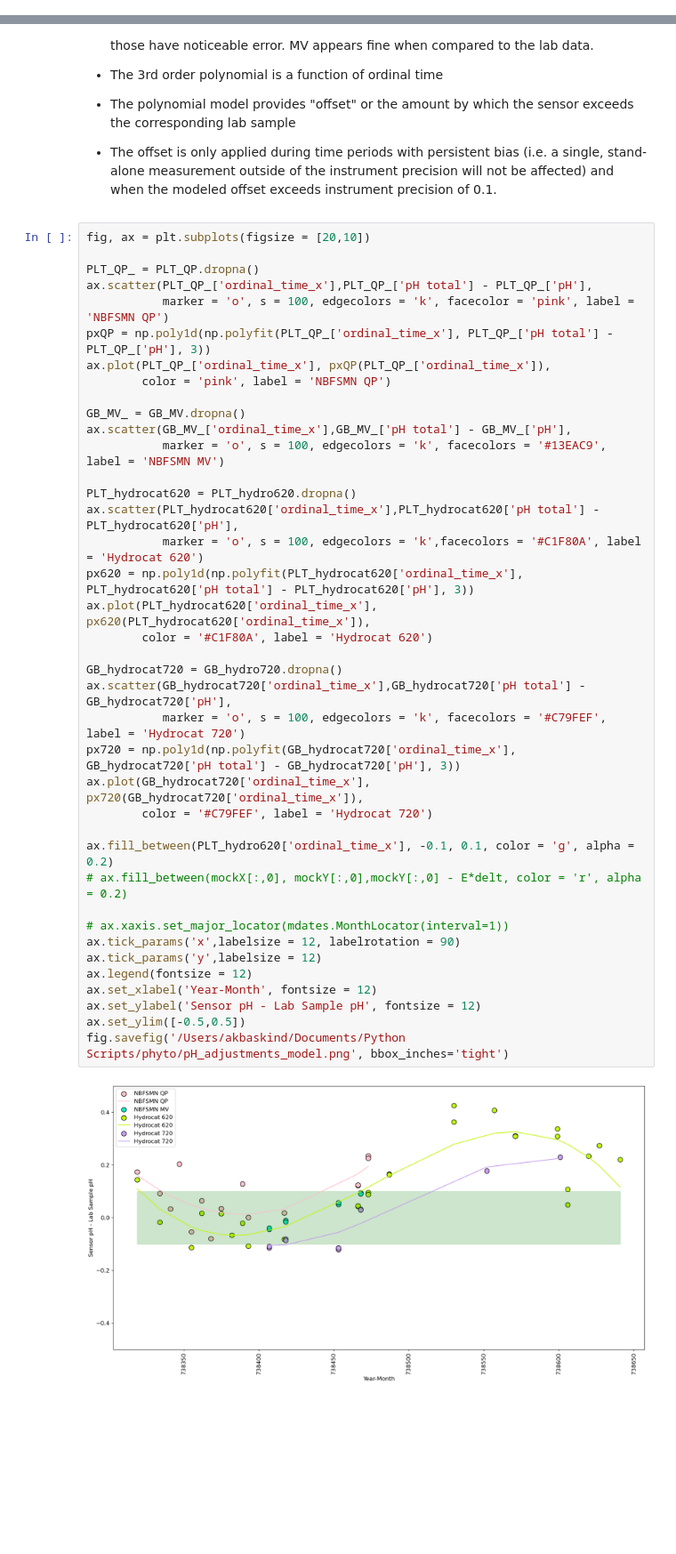
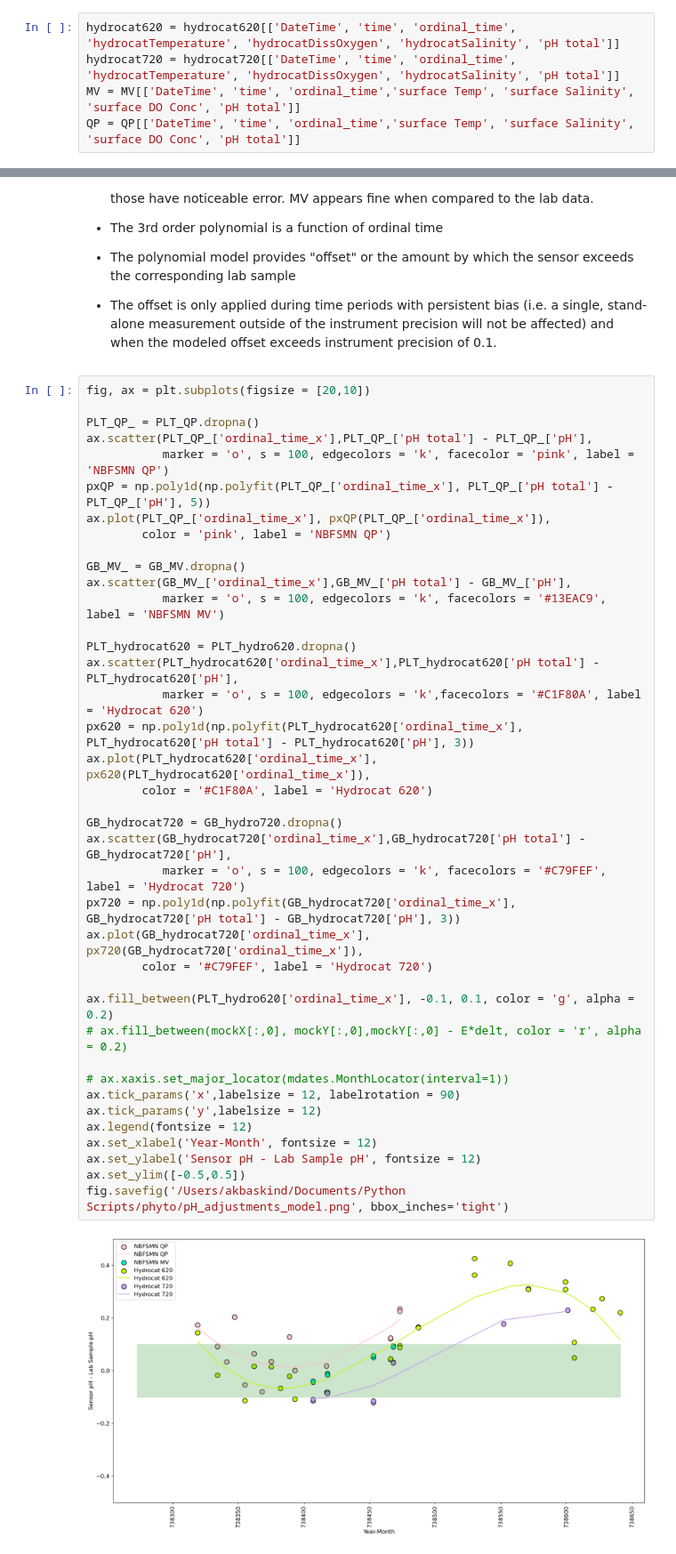
Before and after one commit to abby-baskind/phyto, a Jupyter notebook: QAQC_TimeSeries.ipynb, the cells around one changed output, grey strips where cells are left out. Shown at 89% size. Cells and saved outputs as stored; diff of their text form; blank space fills up the shorter version.

```diff
--- a/QAQC_TimeSeries.ipynb
+++ b/QAQC_TimeSeries.ipynb
@@ -538,3 +544,8 @@ labPLT = labPLT.reset_index(drop=True)
+# %%
+hydrocat620 = hydrocat620[['DateTime', 'time', 'ordinal_time', 'hydrocatTemperature', 'hydrocatDissOxygen', 'hydrocatSalinity', 'pH total']]
+hydrocat720 = hydrocat720[['DateTime', 'time', 'ordinal_time', 'hydrocatTemperature', 'hydrocatDissOxygen', 'hydrocatSalinity', 'pH total']]
+MV = MV[['DateTime', 'time', 'ordinal_time','surface Temp', 'surface Salinity', 'surface DO Conc', 'pH total']]
+QP = QP[['DateTime', 'time', 'ordinal_time','surface Temp', 'surface Salinity', 'surface DO Conc', 'pH total']]
 # %% [markdown]
 # Merge datasets by time
 # %%
@@ -710,41 +719,41 @@ fig, ax = plt.subplots(figsize = [20,10])
 PLT_QP_ = PLT_QP.dropna()
 ax.scatter(PLT_QP_['ordinal_time_x'],PLT_QP_['pH total'] - PLT_QP_['pH'],
            marker = 'o', s = 100, edgecolors = 'k', facecolor = 'pink', label = 'NBFSMN QP')
-pxQP = np.poly1d(np.polyfit(PLT_QP_['ordinal_time_x'], PLT_QP_['pH total'] - PLT_QP_['pH'], 3))
+pxQP = np.poly1d(np.polyfit(PLT_QP_['ordinal_time_x'], PLT_QP_['pH total'] - PLT_QP_['pH'], 5))
 ax.plot(PLT_QP_['ordinal_time_x'], pxQP(PLT_QP_['ordinal_time_x']),
         color = 'pink', label = 'NBFSMN QP')
 
 GB_MV_ = GB_MV.dropna()
 ax.scatter(GB_MV_['ordinal_time_x'],GB_MV_['pH total'] - GB_MV_['pH'],
            marker = 'o', s = 100, edgecolors = 'k', facecolors = '#13EAC9', label = 'NBFSMN MV')
 
 PLT_hydrocat620 = PLT_hydro620.dropna()
 ax.scatter(PLT_hydrocat620['ordinal_time_x'],PLT_hydrocat620['pH total'] - PLT_hydrocat620['pH'],
            marker = 'o', s = 100, edgecolors = 'k',facecolors = '#C1F80A', label = 'Hydrocat 620')
 px620 = np.poly1d(np.polyfit(PLT_hydrocat620['ordinal_time_x'], PLT_hydrocat620['pH total'] - PLT_hydrocat620['pH'], 3))
 ax.plot(PLT_hydrocat620['ordinal_time_x'], px620(PLT_hydrocat620['ordinal_time_x']),
         color = '#C1F80A', label = 'Hydrocat 620')
 
 GB_hydrocat720 = GB_hydro720.dropna()
 ax.scatter(GB_hydrocat720['ordinal_time_x'],GB_hydrocat720['pH total'] - GB_hydrocat720['pH'],
            marker = 'o', s = 100, edgecolors = 'k', facecolors = '#C79FEF', label = 'Hydrocat 720')
 px720 = np.poly1d(np.polyfit(GB_hydrocat720['ordinal_time_x'], GB_hydrocat720['pH total'] - GB_hydrocat720['pH'], 3))
 ax.plot(GB_hydrocat720['ordinal_time_x'], px720(GB_hydrocat720['ordinal_time_x']),
         color = '#C79FEF', label = 'Hydrocat 720')
 
 ax.fill_between(PLT_hydro620['ordinal_time_x'], -0.1, 0.1, color = 'g', alpha = 0.2)
 # ax.fill_between(mockX[:,0], mockY[:,0],mockY[:,0] - E*delt, color = 'r', alpha = 0.2)
 
 # ax.xaxis.set_major_locator(mdates.MonthLocator(interval=1))
 ax.tick_params('x',labelsize = 12, labelrotation = 90)
 ax.tick_params('y',labelsize = 12)
 ax.legend(fontsize = 12)
 ax.set_xlabel('Year-Month', fontsize = 12)
 ax.set_ylabel('Sensor pH - Lab Sample pH', fontsize = 12)
 ax.set_ylim([-0.5,0.5])
 fig.savefig('/Users/akbaskind/Documents/Python Scripts/phyto/pH_adjustments_model.png', bbox_inches='tight')
 # %% [output]
-[figure, old version]
+[figure, new version]
 # %%
 hydrocat620['offset'] = np.zeros(len(hydrocat620['ordinal_time']))
 hydrocat720['offset'] = np.zeros(len(hydrocat720['ordinal_time']))
```
Also changed, not shown: parts of 14 cells of this notebook, 2 other files.
